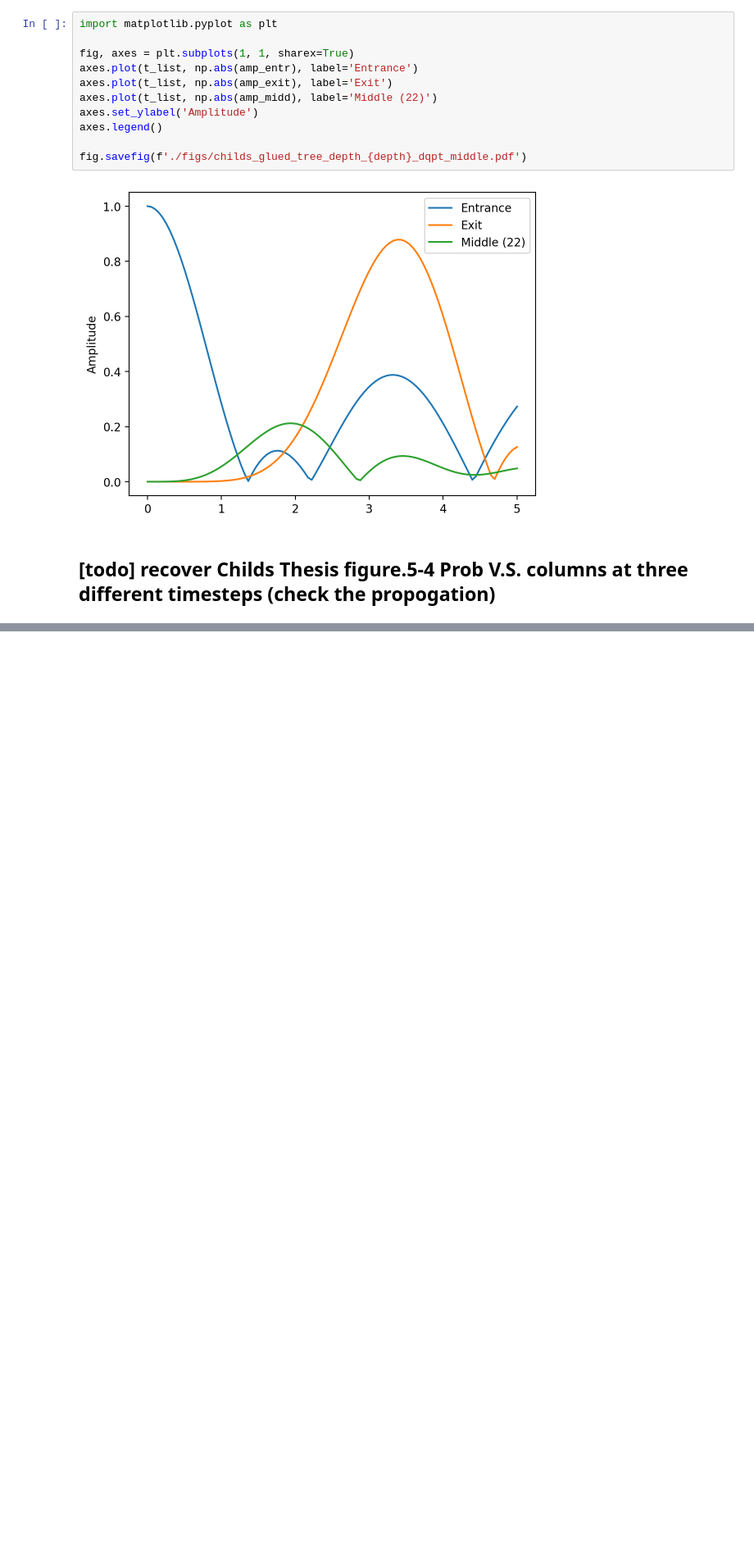
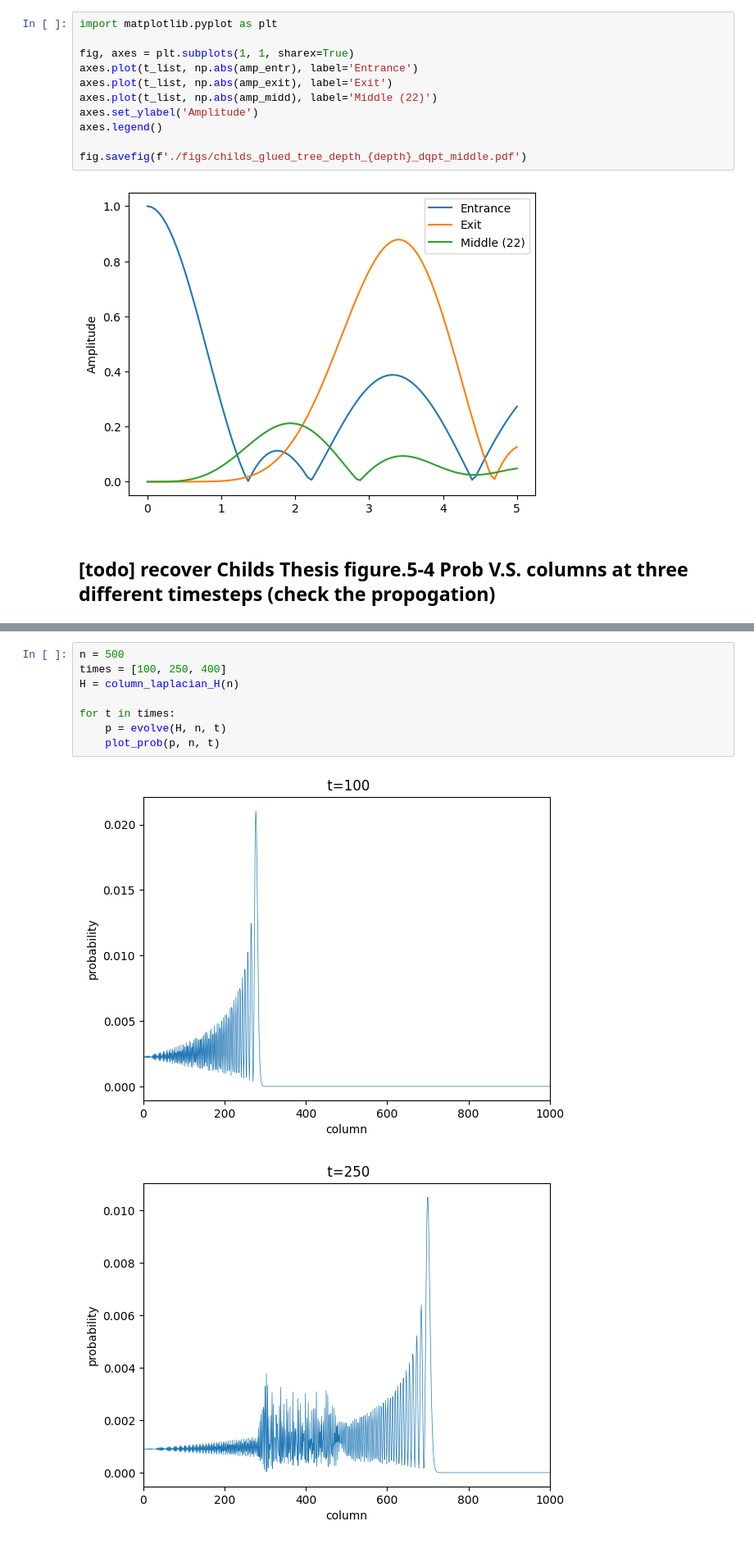
Before and after one commit to jonahso/quantum-walk-and-entanglement, a Jupyter notebook: glued_tree_column.ipynb, the cells around one changed output, grey strips where cells are left out. Shown: that part at 82% size. Drawn from its saved outputs; the diff is of its cells as text; blank space fills up the shorter version.

Commit message:
approx image shape

```diff
--- a/glued_tree_column.ipynb
+++ b/glued_tree_column.ipynb
@@ -77,0 +129,11 @@ fig.savefig(f'./figs/childs_glued_tree_depth_{depth}_dqpt_middle.pdf')
+# %%
+n = 500
+times = [100, 250, 400]
+H = column_laplacian_H(n)
+
+for t in times:
+    p = evolve(H, n, t)
+    plot_prob(p, n, t)
+# %% [output]
+[figure, added]
+[figure, added]
```
Also changed, not shown: parts of 4 cells of this notebook.
